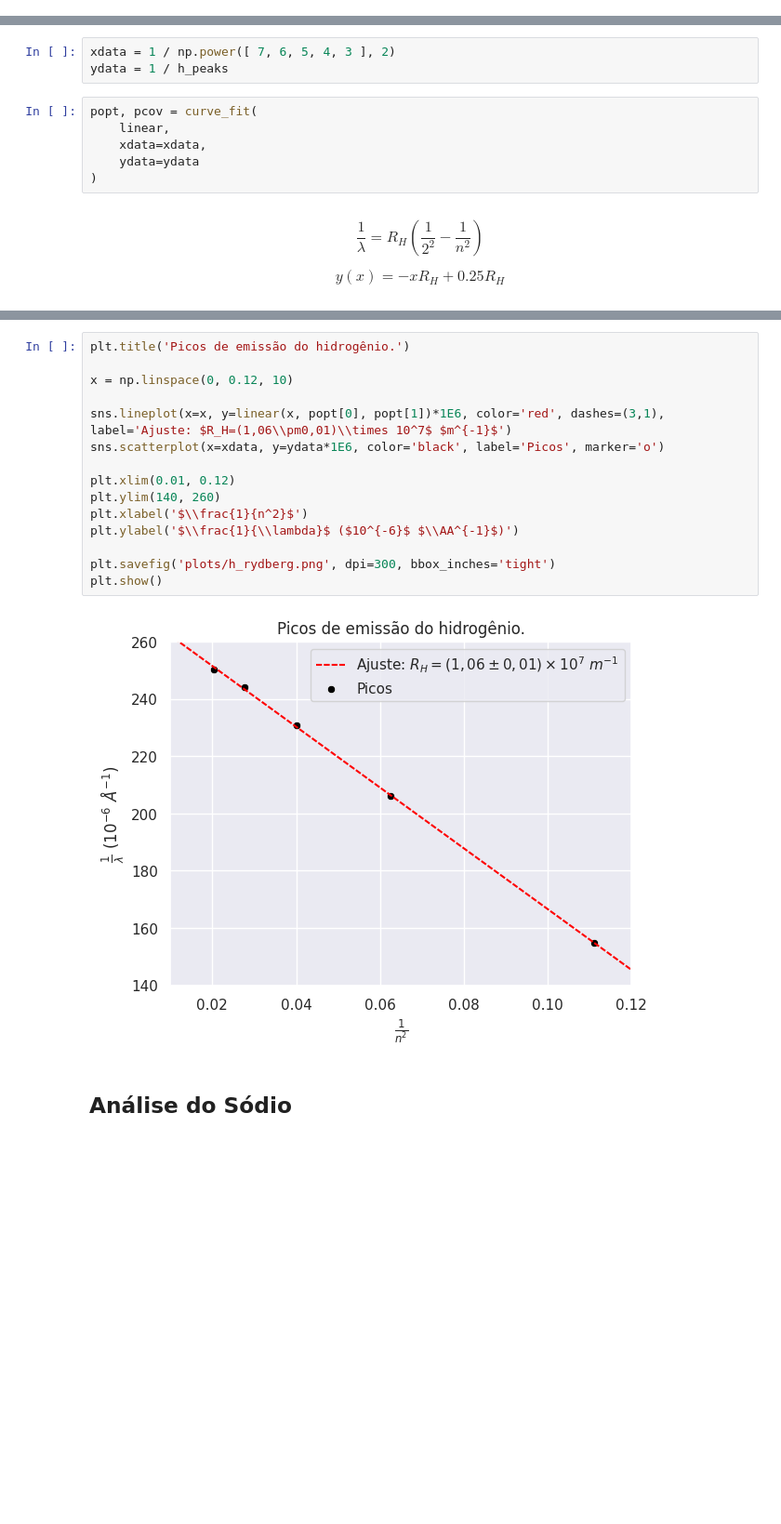
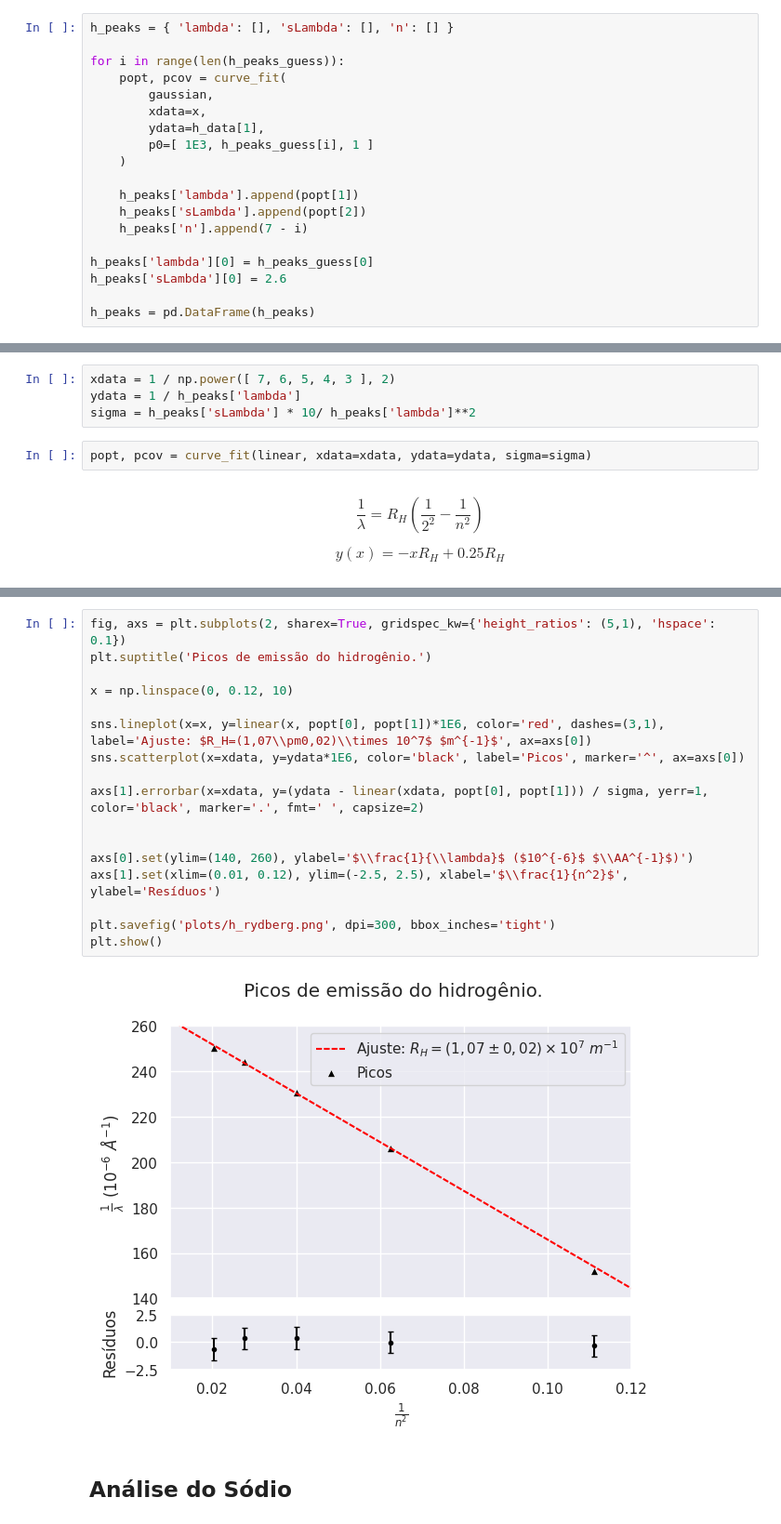
Before and after one commit to ivfreire/lab_5, a Jupyter notebook: 4 - Espectroscopia/analise2.ipynb, the cells around one changed output, grey strips where cells are left out. Shown: that part at 93% size. Saved outputs shown, nothing was run; the diff lists cells and outputs as text; blank space fills up the shorter version.

```diff
--- a/4 - Espectroscopia/analise2.ipynb
+++ b/4 - Espectroscopia/analise2.ipynb
@@ -285,0 +286,19 @@ for i in np.arange(8, 3, -1):
+# %%
+h_peaks = { 'lambda': [], 'sLambda': [], 'n': [] }
+
+for i in range(len(h_peaks_guess)):
+	popt, pcov = curve_fit(
+		gaussian,
+		xdata=x,
+		ydata=h_data[1],
+		p0=[ 1E3, h_peaks_guess[i], 1 ]
+	)
+
+	h_peaks['lambda'].append(popt[1])
+	h_peaks['sLambda'].append(popt[2])
+	h_peaks['n'].append(7 - i)
+
+h_peaks['lambda'][0] = h_peaks_guess[0]
+h_peaks['sLambda'][0] = 2.6
+
+h_peaks = pd.DataFrame(h_peaks)
@@ -286,12 +314,9 @@ for i in np.arange(8, 3, -1):
 # %%
 xdata = 1 / np.power([ 7, 6, 5, 4, 3 ], 2)
-ydata = 1 / h_peaks
+ydata = 1 / h_peaks['lambda']
+sigma = h_peaks['sLambda'] * 10/ h_peaks['lambda']**2
 # %%
-popt, pcov = curve_fit(
-	linear,
-	xdata=xdata,
-	ydata=ydata
-)
+popt, pcov = curve_fit(linear, xdata=xdata, ydata=ydata, sigma=sigma)
 # %% [markdown]
 $$ \frac{1}{\lambda} = R_H \left( \frac{1}{2^2} - \frac{1}{n^2} \right) $$
 
@@ -304,20 +329,22 @@ Rh, sRh
 # %%
-plt.title('Picos de emissão do hidrogênio.')
+fig, axs = plt.subplots(2, sharex=True, gridspec_kw={'height_ratios': (5,1), 'hspace': 0.1})
+plt.suptitle('Picos de emissão do hidrogênio.')
 
 x = np.linspace(0, 0.12, 10)
 
-sns.lineplot(x=x, y=linear(x, popt[0], popt[1])*1E6, color='red', dashes=(3,1), label='Ajuste: $R_H=(1,06\\pm0,01)\\times 10^7$ $m^{-1}$')
-sns.scatterplot(x=xdata, y=ydata*1E6, color='black', label='Picos', marker='o')
+sns.lineplot(x=x, y=linear(x, popt[0], popt[1])*1E6, color='red', dashes=(3,1), label='Ajuste: $R_H=(1,07\\pm0,02)\\times 10^7$ $m^{-1}$', ax=axs[0])
+sns.scatterplot(x=xdata, y=ydata*1E6, color='black', label='Picos', marker='^', ax=axs[0])
 
-plt.xlim(0.01, 0.12)
-plt.ylim(140, 260)
-plt.xlabel('$\\frac{1}{n^2}$')
-plt.ylabel('$\\frac{1}{\\lambda}$ ($10^{-6}$ $\\AA^{-1}$)')
+axs[1].errorbar(x=xdata, y=(ydata - linear(xdata, popt[0], popt[1])) / sigma, yerr=1, color='black', marker='.', fmt=' ', capsize=2)
+
+
+axs[0].set(ylim=(140, 260), ylabel='$\\frac{1}{\\lambda}$ ($10^{-6}$ $\\AA^{-1}$)')
+axs[1].set(xlim=(0.01, 0.12), ylim=(-2.5, 2.5), xlabel='$\\frac{1}{n^2}$', ylabel='Resíduos')
 
 plt.savefig('plots/h_rydberg.png', dpi=300, bbox_inches='tight')
 plt.show()
 # %% [output]
-[figure, old version]
+[figure, new version]
 # %% [markdown]
 ## Análise do Sódio
 # %%
```
Also changed, not shown: parts of 17 cells of this notebook, 4 other files.
